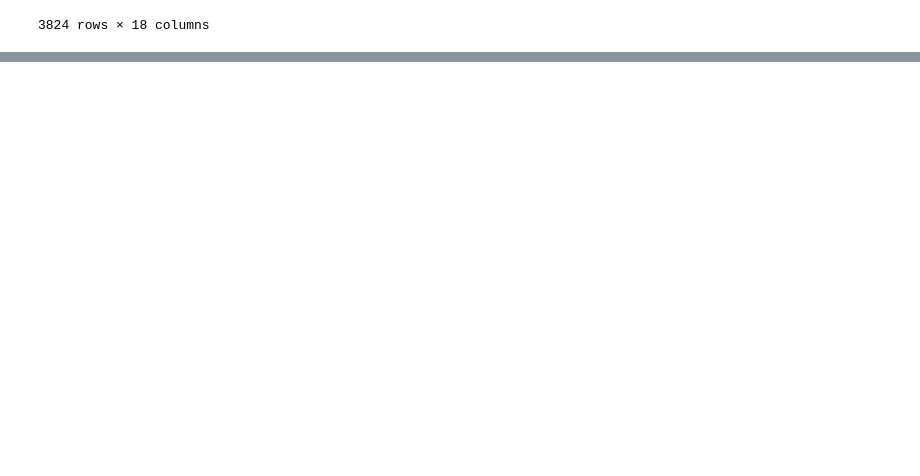
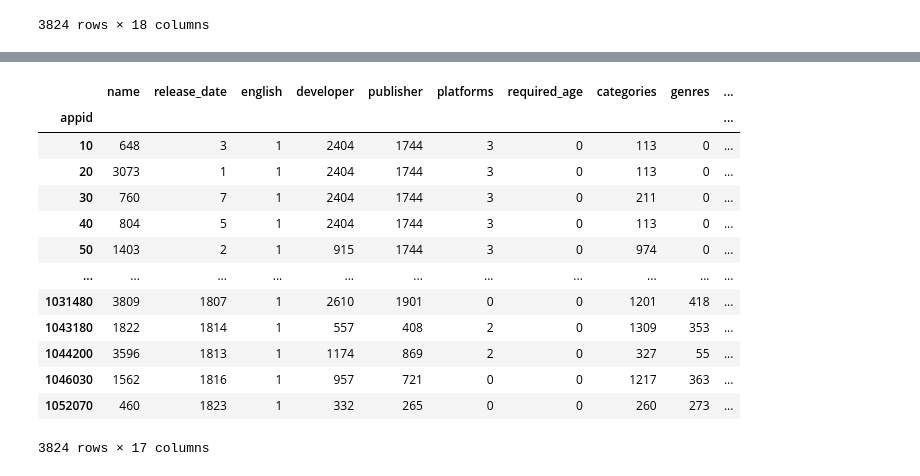
Before and after one commit to dylandray/Workshop3, a Jupyter notebook: Python_code/Charles.ipynb, the cells around one changed output, grey strips where cells are left out. Saved outputs shown, nothing was run; the diff lists cells and outputs as text; code cells hidden in the pictures; blank space fills up the shorter version.

```diff
--- a/Python_code/Charles.ipynb
+++ b/Python_code/Charles.ipynb
@@ -70,0 +86,3 @@ model = tf.keras.Sequential([
+# %%
+X = df.drop(columns=["positive_ratio"], axis=1)
+y = df["positive_ratio"]
@@ -70,0 +96,20 @@ model = tf.keras.Sequential([
+# %%
+from sklearn.preprocessing import LabelEncoder
+label_encoder = LabelEncoder()
+X = X.apply(label_encoder.fit_transform)
+X
+# %% [output]
+|  | name | release_date | english | developer | publisher | platforms | required_age | categories | genres | ... |
+| appid |  |  |  |  |  |  |  |  |  | ... |
+| 10 | 648 | 3 | 1 | 2404 | 1744 | 3 | 0 | 113 | 0 | ... |
+| 20 | 3073 | 1 | 1 | 2404 | 1744 | 3 | 0 | 113 | 0 | ... |
+| 30 | 760 | 7 | 1 | 2404 | 1744 | 3 | 0 | 211 | 0 | ... |
+| 40 | 804 | 5 | 1 | 2404 | 1744 | 3 | 0 | 113 | 0 | ... |
+| 50 | 1403 | 2 | 1 | 915 | 1744 | 3 | 0 | 974 | 0 | ... |
+| ... | ... | ... | ... | ... | ... | ... | ... | ... | ... | ... |
+| 1031480 | 3809 | 1807 | 1 | 2610 | 1901 | 0 | 0 | 1201 | 418 | ... |
+| 1043180 | 1822 | 1814 | 1 | 557 | 408 | 2 | 0 | 1309 | 353 | ... |
+| 1044200 | 3596 | 1813 | 1 | 1174 | 869 | 2 | 0 | 327 | 55 | ... |
+| 1046030 | 1562 | 1816 | 1 | 957 | 721 | 0 | 0 | 1217 | 363 | ... |
+| 1052070 | 460 | 1823 | 1 | 332 | 265 | 0 | 0 | 260 | 273 | ... |
+3824 rows × 17 columns
```
Also changed, not shown: parts of 7 cells of this notebook.
